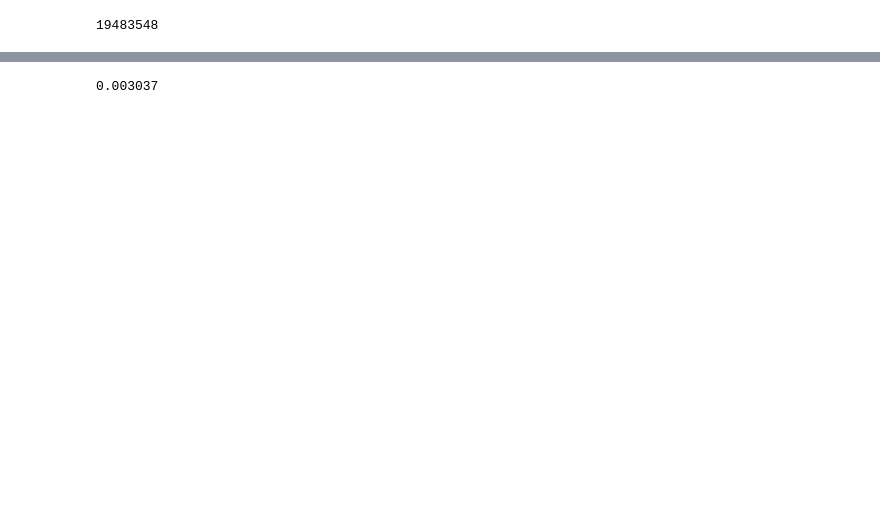
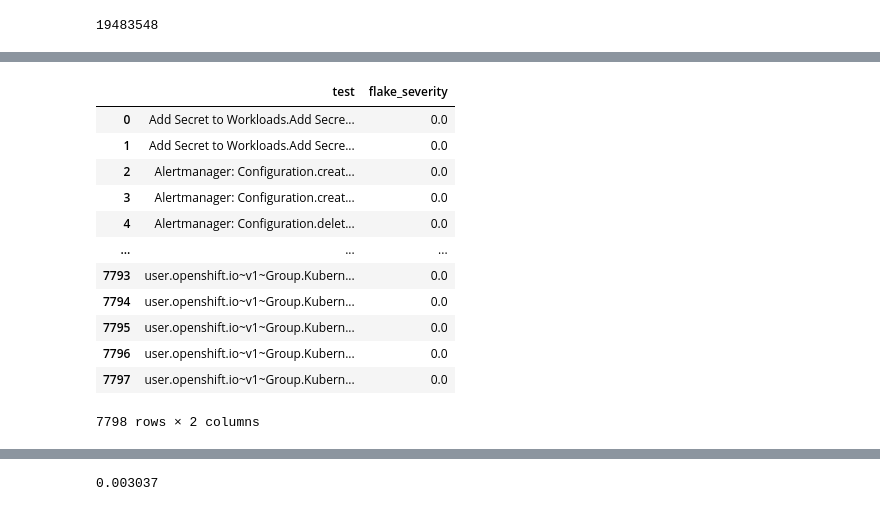
Before and after one commit to aicoe-aiops/ocp-ci-analysis, a Jupyter notebook: notebooks/data-sources/TestGrid/metrics/number_of_flakes.ipynb, the cells around one changed output, grey strips where cells are left out. Cells and saved outputs as stored; diff of their text form; code cells hidden in the pictures; blank space fills up the shorter version.

```diff
--- a/notebooks/data-sources/TestGrid/metrics/number_of_flakes.ipynb
+++ b/notebooks/data-sources/TestGrid/metrics/number_of_flakes.ipynb
@@ -109,0 +122,22 @@ df_csv.head()
+# %%
+## The following metric implements flake severity
+## or flake rate by tests
+## Moving forward, this will be aggregated in Superset
+## For the sake of completeness, it is implmented here
+flake_severity = df_csv.groupby("test").flake.mean().reset_index()
+flake_severity.rename(columns={"flake": "flake_severity"}, inplace=True)
+flake_severity
+# %% [output]
+|  | test | flake_severity |
+| 0 | Add Secret to Workloads.Add Secre... | 0.0 |
+| 1 | Add Secret to Workloads.Add Secre... | 0.0 |
+| 2 | Alertmanager: Configuration.creat... | 0.0 |
+| 3 | Alertmanager: Configuration.creat... | 0.0 |
+| 4 | Alertmanager: Configuration.delet... | 0.0 |
+| ... | ... | ... |
+| 7793 | user.openshift.io~v1~Group.Kubern... | 0.0 |
+| 7794 | user.openshift.io~v1~Group.Kubern... | 0.0 |
+| 7795 | user.openshift.io~v1~Group.Kubern... | 0.0 |
+| 7796 | user.openshift.io~v1~Group.Kubern... | 0.0 |
+| 7797 | user.openshift.io~v1~Group.Kubern... | 0.0 |
+7798 rows × 2 columns
```
Also changed, not shown: parts of 11 cells of this notebook.
